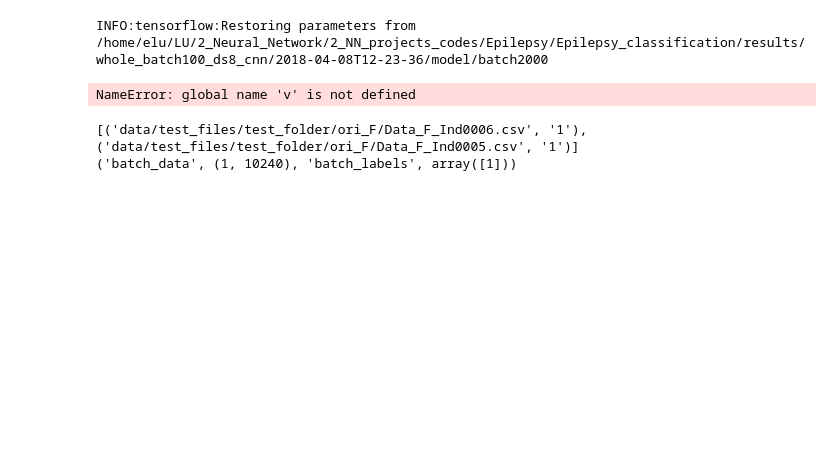
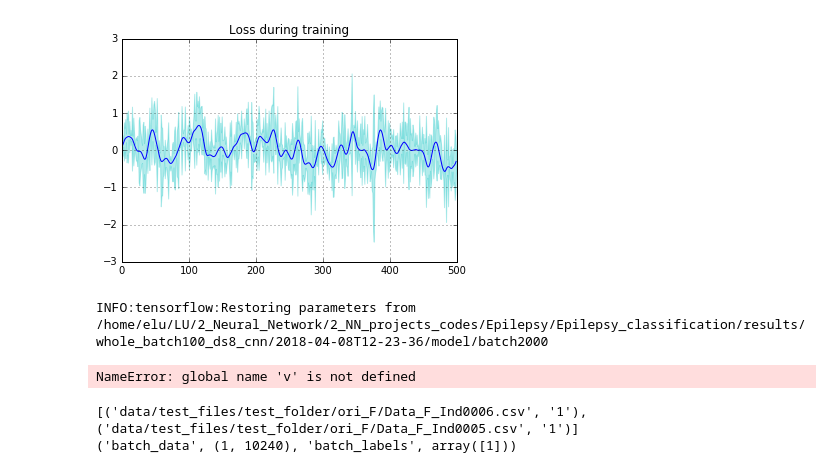
Before and after one commit to DiyuanLu/Epilepsy_classification, a Jupyter notebook: Untitled.ipynb, the cells around one changed output. Saved outputs shown, nothing was run; the diff lists cells and outputs as text; code cells hidden in the pictures; blank space fills up the shorter version.

```diff
--- a/Untitled.ipynb
+++ b/Untitled.ipynb
@@ -12,6 +12,78 @@ import random
 from sklearn.decomposition import PCA
 # %%
 %matplotlib notebook
+# %%
+
+
+def smooth(x,window_len=21,window='hanning'):
+    """smooth the data using a window with requested size.
+
+    This method is based on the convolution of a scaled window with the signal.
+    The signal is prepared by introducing reflected copies of the signal
+    (with the window size) in both ends so that transient parts are minimized
+    in the begining and end part of the output signal.
+
+    input:
+        x: the input signal
+        window_len: the dimension of the smoothing window; should be an odd integer
+        window: the type of window from 'flat', 'hanning', 'hamming', 'bartlett', 'blackman'
+            flat window will produce a moving average smoothing.
+    output:
+        the smoothed signal
+
+    TODO: the window parameter could be the window itself if an array instead of a string
+    NOTE: length(output) != length(input), to correct this: return y[(window_len/2-1):-(window_len/2)] instead of just y.
+    """
+
+    if x.ndim != 1:
+        raise ValueError, "smooth only accepts 1 dimension arrays."
+
+    if x.size < window_len:
+        raise ValueError, "Input vector needs to be bigger than window size."
+
+    if window_len<3:
+        return x
+
+    if not window in ['flat', 'hanning', 'hamming', 'bartlett', 'blackman']:
+        raise ValueError, "Window is on of 'flat', 'hanning', 'hamming', 'bartlett', 'blackman'"
+
+    s=np.r_[x[window_len-1:0:-1],x,x[-2:-window_len-1:-1]]
+    #print(len(s))
+    if window == 'flat': #moving average
+        w=np.ones(window_len,'d')
+    else:
+        w=eval('np.'+window+'(window_len)')
+
+    y=np.convolve(w/w.sum(),s,mode='valid')
+    return y
+
+def plot_smooth_shadow_curve(data, title="Loss during training", save_name="loss"):
+    '''plot a smooth version of noisy data with mean and std as shadow
+    data: n_samples * n_trials'''
+    data_smooth = smooth(data, window_len=21)
+    data_smooth = data_smooth[0:len(data)]
+#     data_mean = np.mean(data, axis=1)
+    new = np.vstack((data, data_smooth))
+    data_std = np.std(new, axis=0)
+    sizes = data.shape[0]
+    plt.grid()
+    plt.fill_between(np.arange(sizes), data_smooth - data_std, data_smooth + data_std, alpha=0.3, color="c")
+    plt.plot(np.arange(sizes), data_smooth, '-', color="b")
+    plt.title(title)
+#     plt.ylim([0.0, 2.])
+    plt.show()
+
+T = np.random.randn(500)
+
+
+# t_s = smooth(T)
+# plt.plot(T, 'c')
+# plt.plot(t_s[0:len(T)])
+# plt.show()
+# t_s.shape
+plot_smooth_shadow_curve(T)
+# %% [output]
+[figure, added]
 # %%
 # def tensor_summary_value_to_variable():
 #     fb = np.frombuffer(v.tensor.tensor_content, dtype = numpy.float32)
```
Also changed, not shown: 3 other files.
